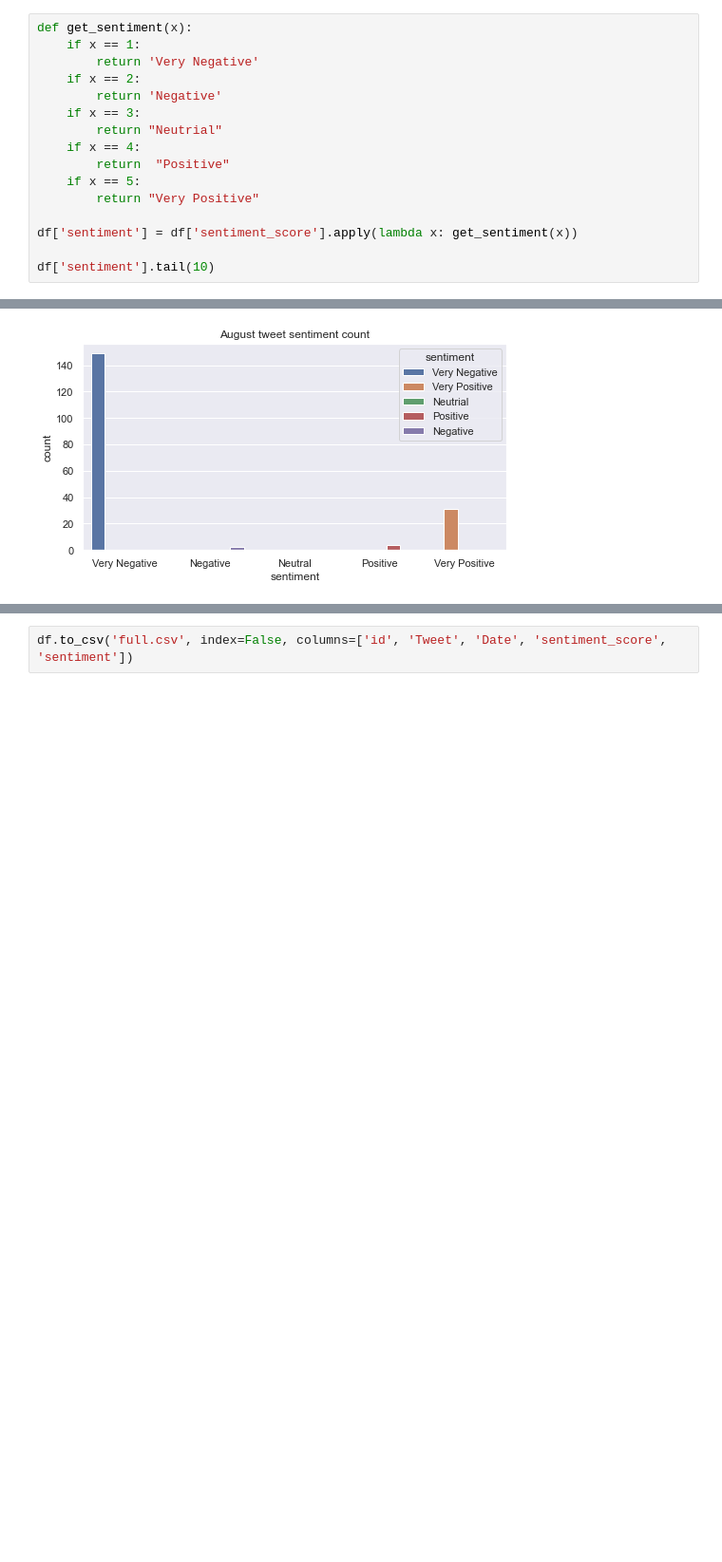
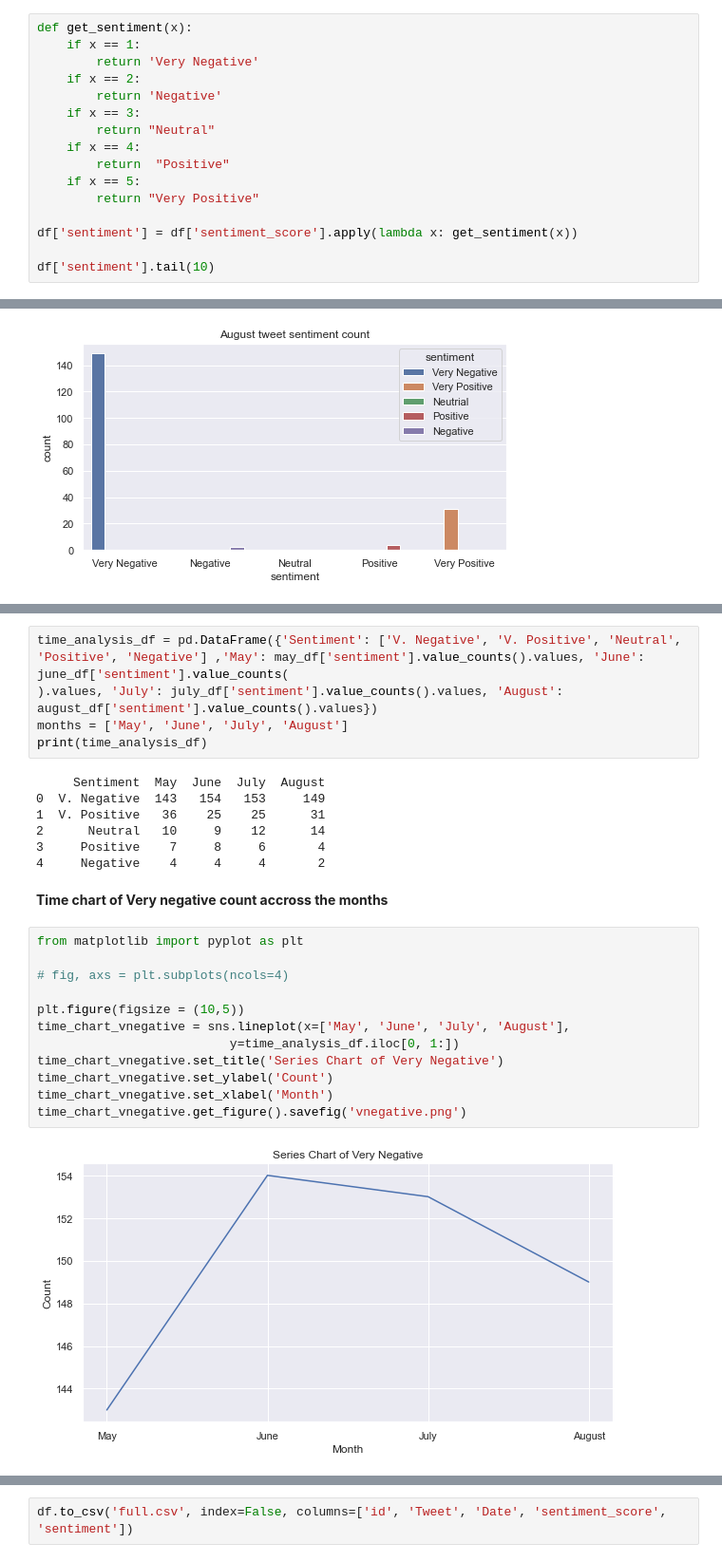
Before and after one commit to InnocentAnyaele/sentiment-analysis-on-elevy-tweets, a Jupyter notebook: main.ipynb, the cells around one changed output, grey strips where cells are left out. Shown: that part at 95% size. Cells and saved outputs as stored; diff of their text form; blank space fills up the shorter version.

Commit message:
added chart for the different months

```diff
--- a/main.ipynb
+++ b/main.ipynb
@@ -211,7 +211,7 @@ def get_sentiment(x):
     if x == 2:
         return 'Negative'
     if x == 3:
-        return "Neutrial"
+        return "Neutral"
     if x == 4:
         return  "Positive"
     if x == 5:
@@ -367,0 +370,28 @@ Name: sentiment, dtype: int64
+# %%
+time_analysis_df = pd.DataFrame({'Sentiment': ['V. Negative', 'V. Positive', 'Neutral', 'Positive', 'Negative'] ,'May': may_df['sentiment'].value_counts().values, 'June': june_df['sentiment'].value_counts(
+).values, 'July': july_df['sentiment'].value_counts().values, 'August': august_df['sentiment'].value_counts().values})
+months = ['May', 'June', 'July', 'August']
+print(time_analysis_df)
+# %% [output]
+     Sentiment  May  June  July  August
+0  V. Negative  143   154   153     149
+1  V. Positive   36    25    25      31
+2      Neutral   10     9    12      14
+3     Positive    7     8     6       4
+4     Negative    4     4     4       2
+# %% [markdown]
+**Time chart of Very negative count accross the months**
+# %%
+from matplotlib import pyplot as plt
+
+# fig, axs = plt.subplots(ncols=4)
+
+plt.figure(figsize = (10,5))
+time_chart_vnegative = sns.lineplot(x=['May', 'June', 'July', 'August'],
+                          y=time_analysis_df.iloc[0, 1:])
+time_chart_vnegative.set_title('Series Chart of Very Negative')
+time_chart_vnegative.set_ylabel('Count')
+time_chart_vnegative.set_xlabel('Month')
+time_chart_vnegative.get_figure().savefig('vnegative.png')
+# %% [output]
+[figure, added]
```
Also changed, not shown: parts of 9 cells of this notebook, 5 other files.
